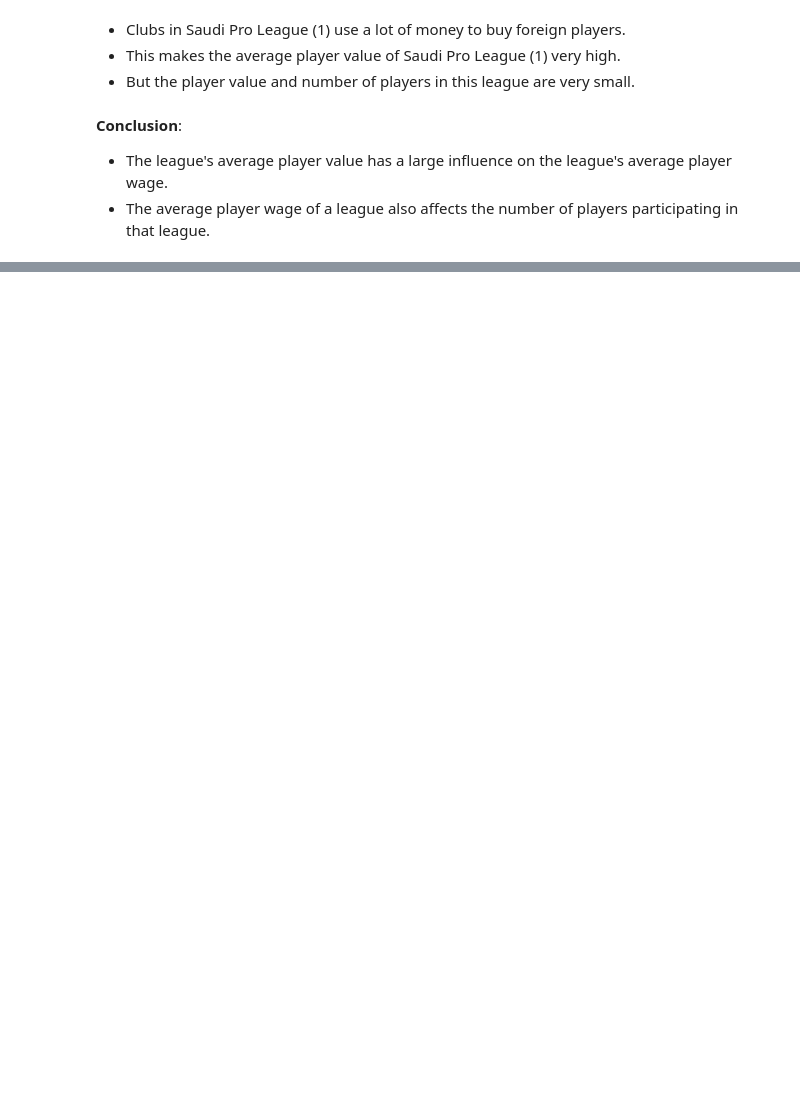
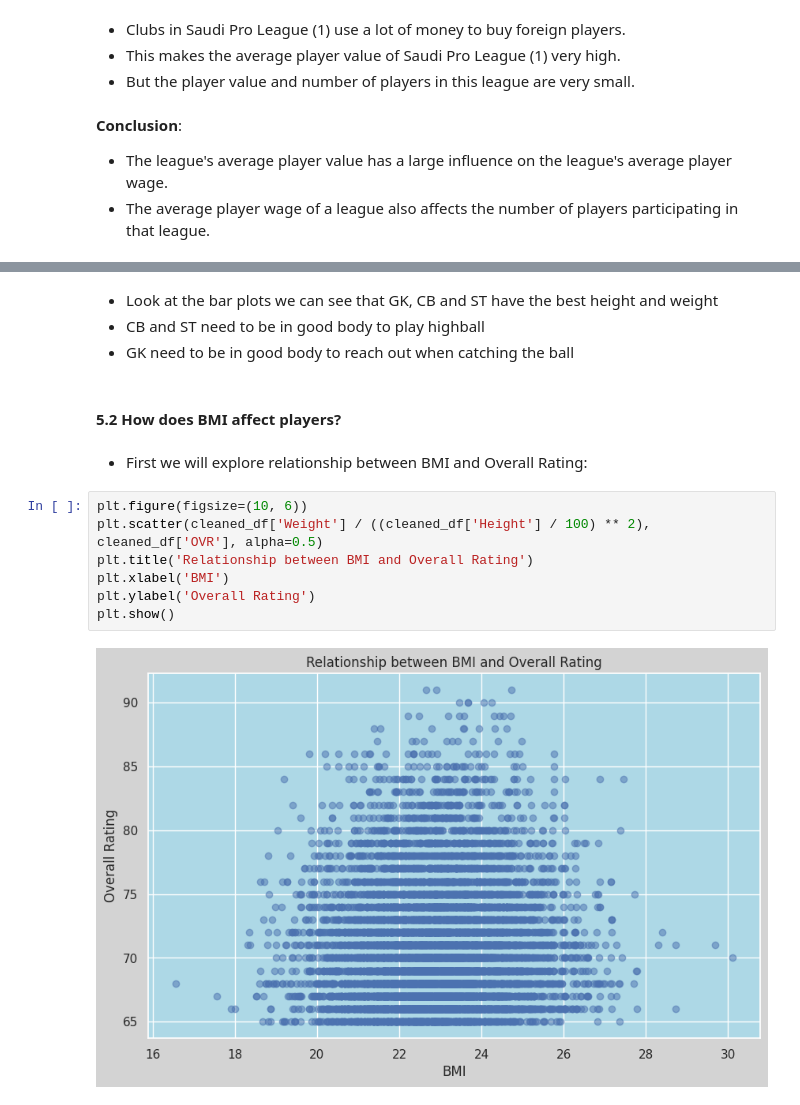
Before and after one commit to TranPhanPhucAn/Final_project_NMKHDL, a Jupyter notebook: Making_Questions.ipynb, the cells around one changed output, grey strips where cells are left out. Drawn from its saved outputs; the diff is of its cells as text; blank space fills up the shorter version.

```diff
--- a/Making_Questions.ipynb
+++ b/Making_Questions.ipynb
@@ -583,0 +654,17 @@ plt.show()
+# %% [markdown]
+- Look at the bar plots we can see that GK, CB and ST have the best height and weight
+- CB and ST need to be in good body to play highball
+- GK need to be in good body to reach out when catching the ball
+# %% [markdown]
+#### 5.2 How does BMI affect players?
+# %% [markdown]
+- First we will explore relationship between BMI and Overall Rating:
+# %%
+plt.figure(figsize=(10, 6))
+plt.scatter(cleaned_df['Weight'] / ((cleaned_df['Height'] / 100) ** 2), cleaned_df['OVR'], alpha=0.5)
+plt.title('Relationship between BMI and Overall Rating')
+plt.xlabel('BMI')
+plt.ylabel('Overall Rating')
+plt.show()
+# %% [output]
+[figure, added]
```
Also changed, not shown: parts of 25 cells of this notebook.
